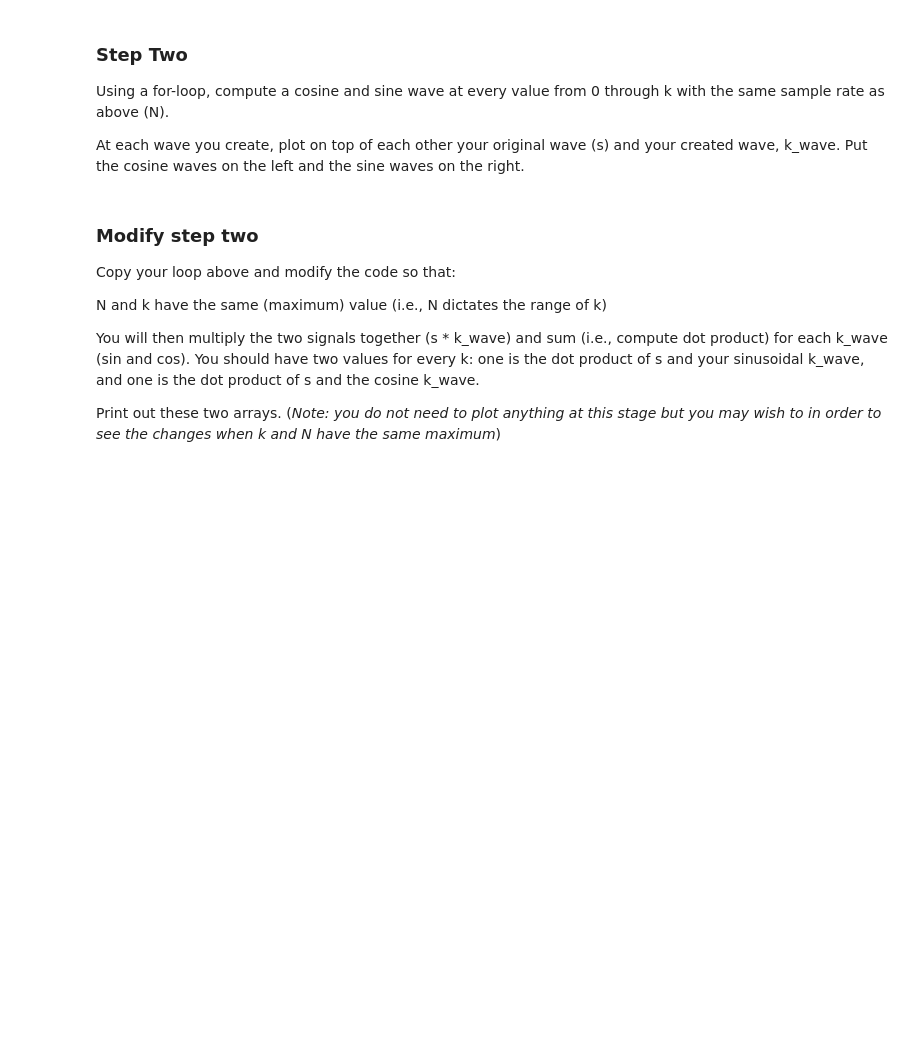
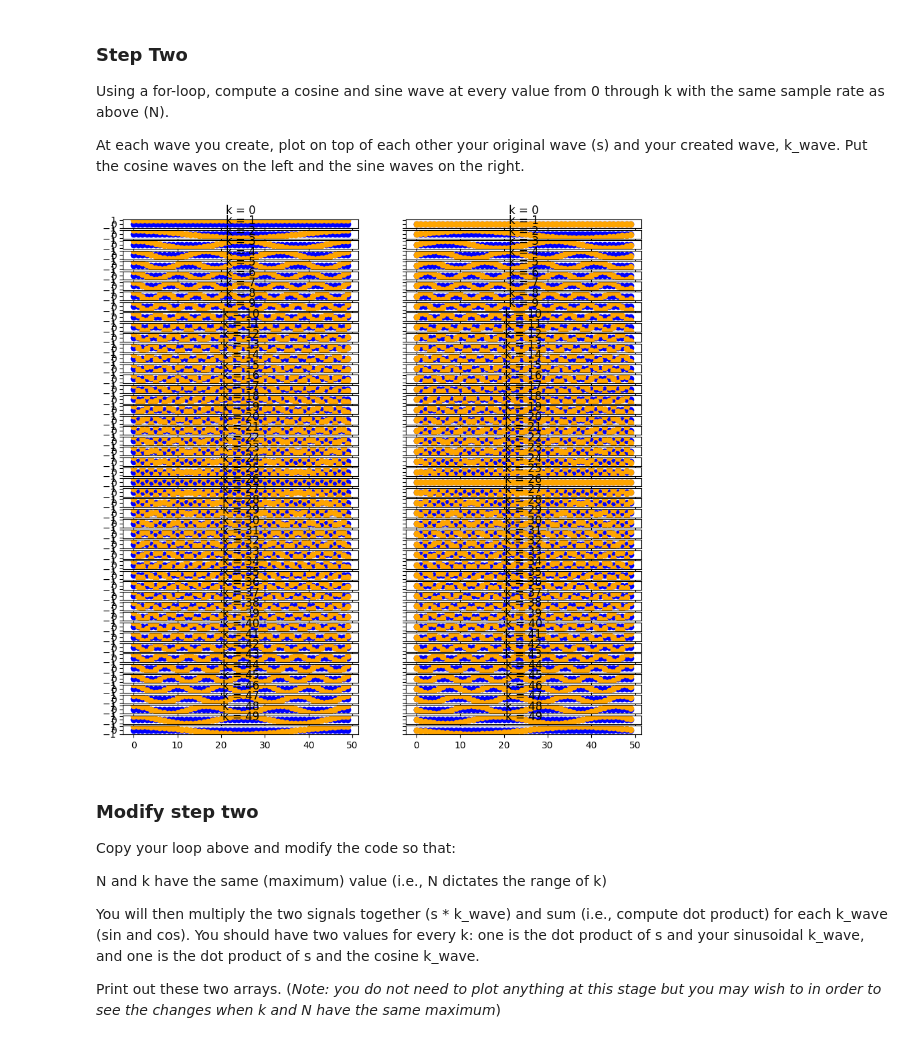
Before and after one commit to jalynf706-dot/AudioTechII, a Jupyter notebook: Activities/Activity5_DFT.ipynb, the cells around one changed output. Drawn from its saved outputs; the diff is of its cells as text; code cells hidden in the pictures; blank space fills up the shorter version.

```diff
--- a/Activities/Activity5_DFT.ipynb
+++ b/Activities/Activity5_DFT.ipynb
@@ -28,25 +28,27 @@ At each wave you create, plot on top of each other your original wave (s) and yo
 # %%
 k = k # change manually if you like to another value
 
 fig, axs = plt.subplots(nrows=N, ncols=2, sharex=True, sharey=True, figsize=(10, 2*k))
 
 for i in range(N):
     # Generate cosine and sine waves for the current value of i
-    cos_wave =  # use the time array you specified in step one ("n")
-    sin_wave =
+    cos_wave = np.cos(2*np.pi*i*n/N)
+    sin_wave = np.sin(2*np.pi*i*n/N)
 
     # Plot original wave 's' and cosine wave on the left
     axs[i, 0].plot(n, s, label='Original Sinusoid', color="blue", marker='o')
     axs[i, 0].plot(n, cos_wave, label=i, color="orange", marker='o')
     axs[i, 0].set_title("k = "+str(i))
 
     # Plot original wave 's' and sine wave on the right
     axs[i, 1].plot(n, s, label='Original Sinusoid',color='blue', marker='o')
     axs[i, 1].plot(n, sin_wave, label=i, color="orange", marker='o')
     axs[i, 1].set_title("k = "+str(i))
 
 plt.tight_layout()
 plt.show()
+# %% [output]
+[figure, added]
 # %% [markdown]
 ### Modify step two
 Copy your loop above and modify the code so that:
```
Also changed, not shown: parts of 6 cells of this notebook.
